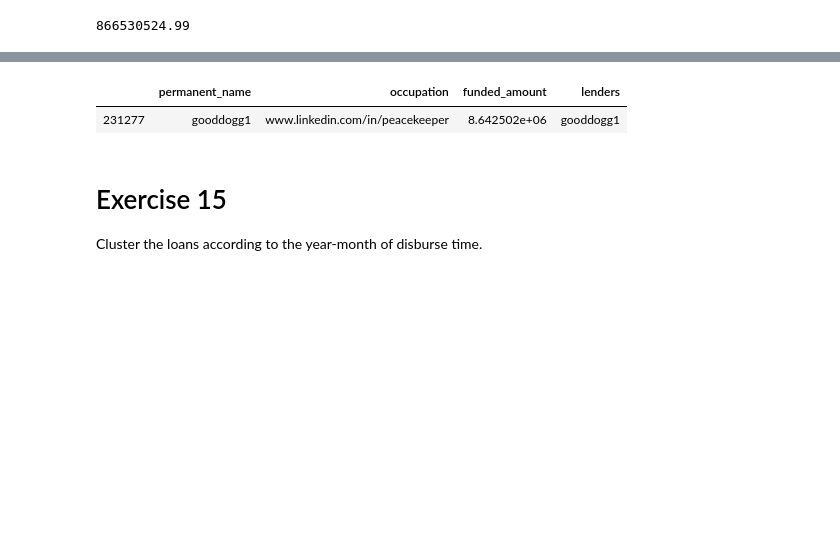
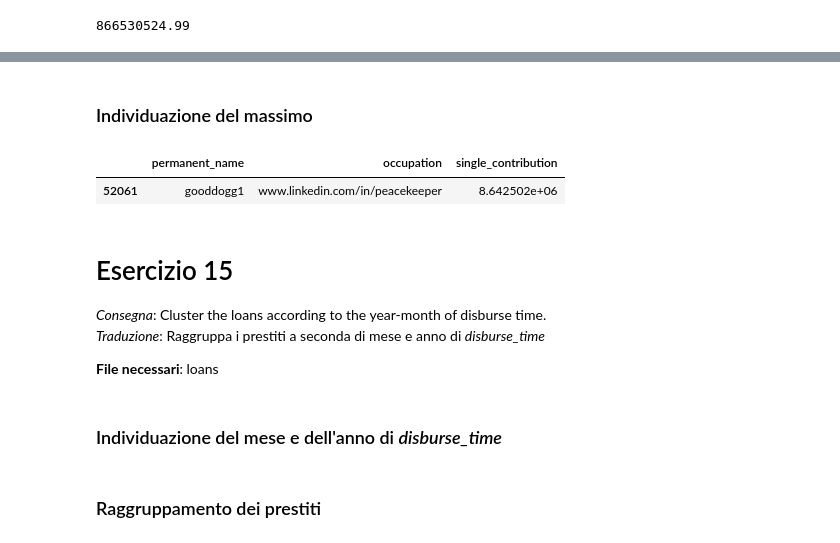
Before and after one commit to msartori10/Computer_Science, a Jupyter notebook: Exam.ipynb, the cells around one changed output, grey strips where cells are left out. Drawn from its saved outputs; the diff is of its cells as text; code cells hidden in the pictures; blank space fills up the shorter version.

```diff
--- a/Exam.ipynb
+++ b/Exam.ipynb
@@ -1010,3 +1047,5 @@ For each value of repayment_interval, add a new column to the lenders dataframe
+# %%
+norm = norm.merge(loans[['loan_id', 'repayment_interval']], on='loan_id', how='left')
 # %%
 norm
 # %% [output]
@@ -1041,3 +1067,23 @@ for interval in possible_repayments:
+# %%
+possible_intervals = list(loans['repayment_interval'].unique())
+
+for interval in possible_intervals:
+
+    #Raggruppare per lender e sommare:
+    money_by_interval = norm[norm['repayment_interval'] == interval].groupby(['lenders']).sum()
+
+    #La chiave di money_by_interval è *lenders*. La si aggiunge anche come colonna.
+    money_by_interval['permanent_name'] = money_by_interval.index
+
+    #Aggiungere questo risultato a lenders.
+    lenders = lenders.merge(money_by_interval[['permanent_name', 'single_contribution']], on='permanent_name', how='left')
+
+    #Rinominare la colonna con il nome dell'intervallo.
+    lenders[interval] = lenders['single_contribution']
+    lenders = lenders.drop(['single_contribution'],axis = 1)
+
+    #Porre i nan pari a 0.
+    lenders[interval] = lenders[interval].fillna(0)
 # %%
 lenders.head()
 # %% [output]
@@ -1070,4 +1105,4 @@ lenders
 # %%
-lenders_occupation = pd.merge(lenders[['permanent_name','occupation']],funded_by_lenders_df,left_on = 'permanent_name',right_on = 'lenders')
-lenders_occupation.dropna().head()
+lenders_occupation = lenders[lenders['occupation'].notnull()]
+lenders_occupation.head()
 # %% [output]
@@ -1079,0 +1117,9 @@ lenders_occupation.dropna().head()
+# %%
+#Aggiunta dell'informazione
+lenders_occupation = lenders_occupation[['permanent_name', 'occupation']].merge(norm_with_contributions,left_on = 'permanent_name',right_on = 'lenders', how='left')
+
+#Pulizia del dataset
+lenders_occupation = lenders_occupation.drop(labels='loan_id', axis=1)
+lenders_occupation['single_contribution'] = lenders_occupation['single_contribution'].fillna(0)
+
+lenders_occupation.head()
@@ -1080,9 +1133,16 @@ lenders_occupation.dropna().head()
+# %% [markdown]
+### Individuazione del massimo
 # %%
-lenders_occupation[lenders_occupation['occupation'] == lenders_occupation.groupby('occupation').mean()['funded_amount'].idxmax()]
+lenders_occupation[lenders_occupation['occupation'] == lenders_occupation.groupby('occupation').mean()['single_contribution'].idxmax()]
 # %% [output]
-|  | permanent_name | occupation | funded_amount | lenders |
-| 231277 | gooddogg1 | www.linkedin.com/in/peacekeeper | 8.642502e+06 | gooddogg1 |
+|  | permanent_name | occupation | single_contribution |
+| 52061 | gooddogg1 | www.linkedin.com/in/peacekeeper | 8.642502e+06 |
 # %% [markdown]
-# Exercise 15
-Cluster the loans according to the year-month of disburse time.
+# Esercizio 15
+*Consegna*: Cluster the loans according to the year-month of disburse time.\
+*Traduzione*: Raggruppa i prestiti a seconda di mese e anno di *disburse_time*
+
+**File necessari**: loans
+# %% [markdown]
+### Individuazione del mese e dell'anno di *disburse_time*
 # %%
@@ -1090,2 +1149,4 @@ loans['disburse_time'] = pd.to_datetime(loans['disburse_time'])
 loans['month_year'] = loans['disburse_time'].dt.year.astype(str) + '-' + loans['disburse_time'].dt.month.astype(str)
+# %% [markdown]
+### Raggruppamento dei prestiti
 # %%
```
Also changed, not shown: parts of 50 cells of this notebook.
